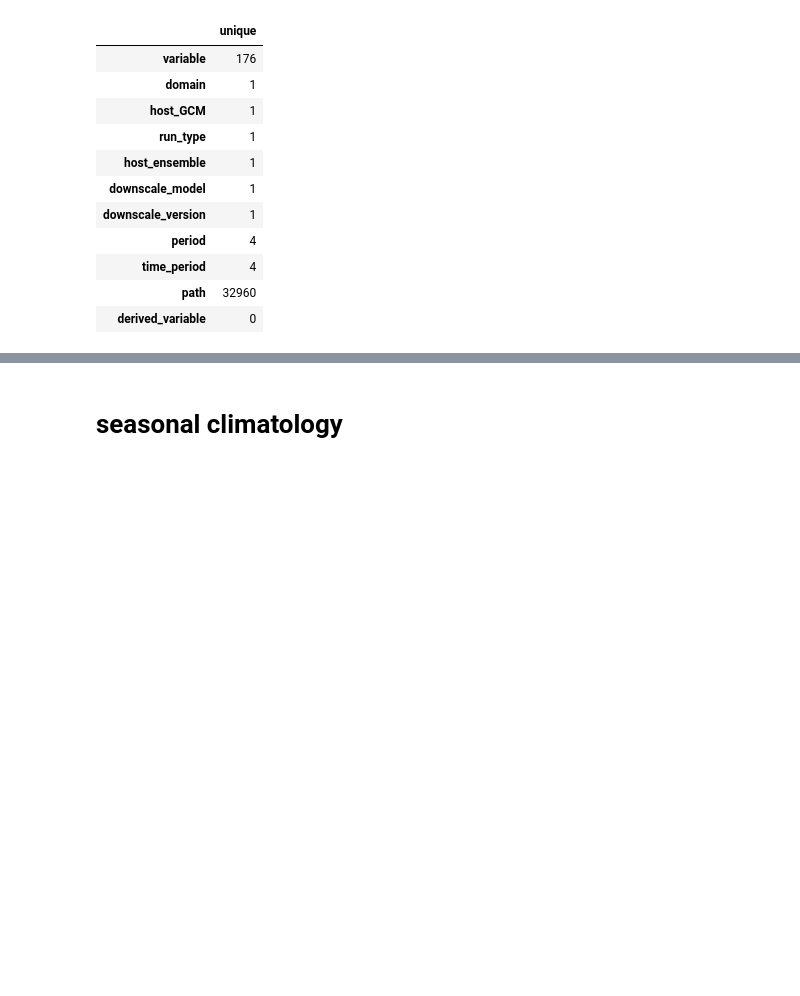
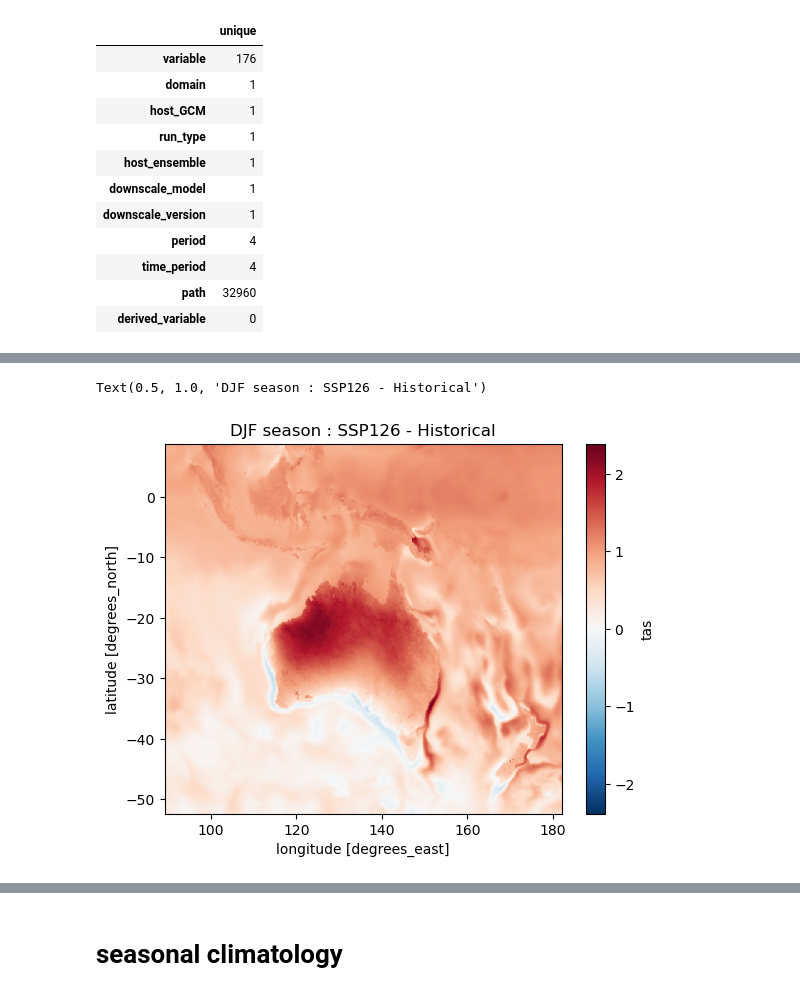
Before and after one commit to AusClimateService/data-catalogue, a Jupyter notebook: notebooks/ACS-cat-demo.ipynb, the cells around one changed output, grey strips where cells are left out. Drawn from its saved outputs; the diff is of its cells as text; code cells hidden in the pictures; blank space fills up the shorter version.

```diff
--- a/notebooks/ACS-cat-demo.ipynb
+++ b/notebooks/ACS-cat-demo.ipynb
@@ -157,0 +202,4 @@ data_catalog
+# %%
+%%time
+hist_season = DS_hist.tas.groupby('time.season').mean('time').compute()
+ssp126_season = DS_ssp126.tas.groupby('time.season').mean('time').compute()
@@ -158,2 +209,11 @@ data_catalog
+# %%
+DJF_diff = ssp126_season.sel(season='DJF') - hist_season.sel(season='DJF')
+DJF_diff = DJF_diff.compute()
+# %%
+DJF_diff.plot()
+plt.title('DJF season : SSP126 - Historical')
+# %% [output]
+Text(0.5, 1.0, 'DJF season : SSP126 - Historical')
+[figure, added]
 # %%
 data_catalog.df
```
Also changed, not shown: parts of 47 cells of this notebook.
